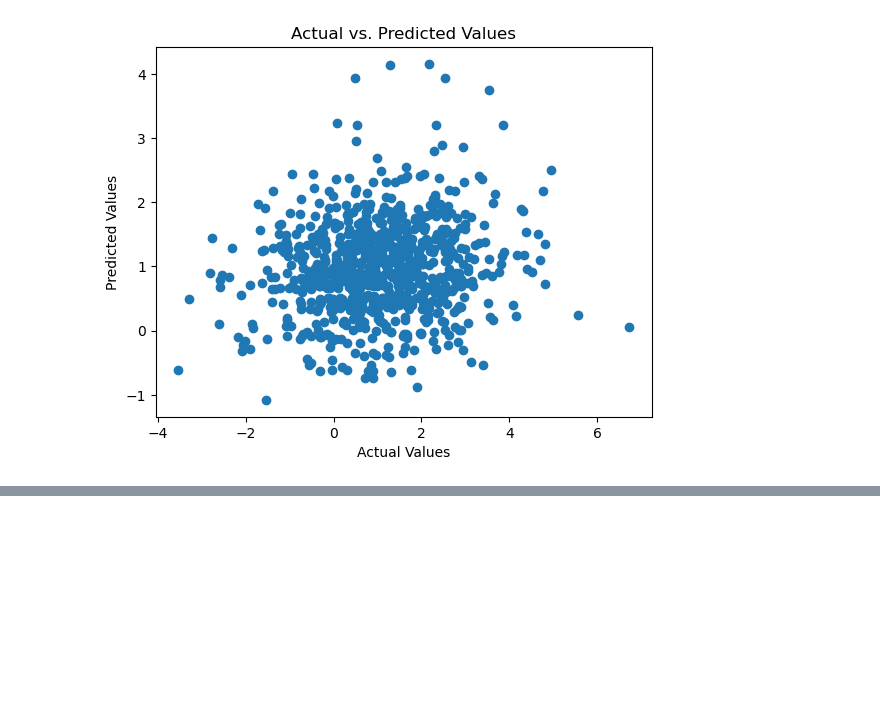
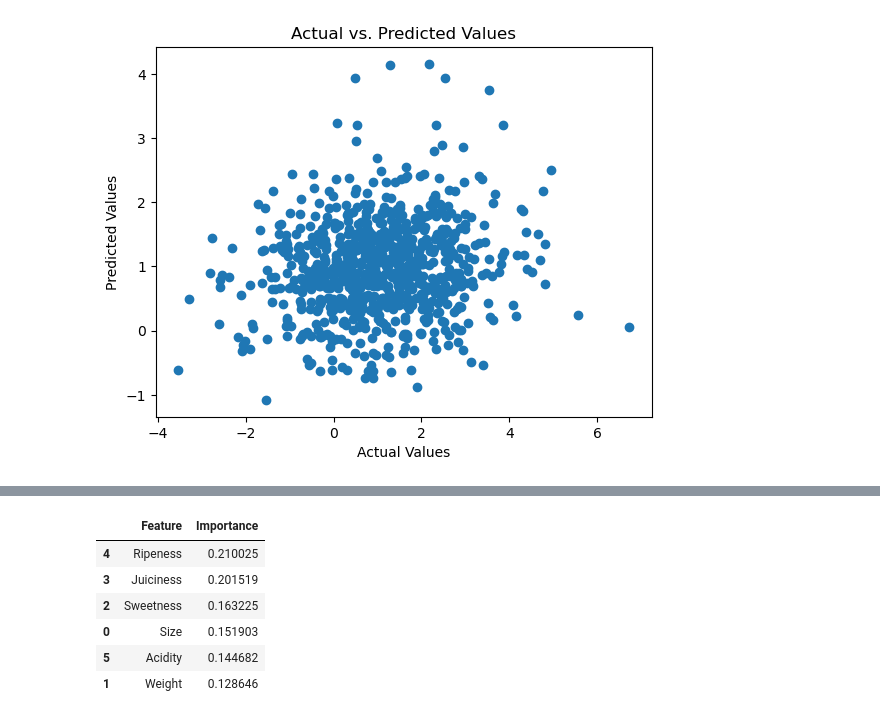
Before and after one commit to CandaceLynch3/UCB, a Jupyter notebook: Capstone_candaceLynch.ipynb, the cells around one changed output, grey strips where cells are left out. Saved outputs shown, nothing was run; the diff lists cells and outputs as text; code cells hidden in the pictures; blank space fills up the shorter version.

```diff
--- a/Capstone_candaceLynch.ipynb
+++ b/Capstone_candaceLynch.ipynb
@@ -572,0 +740,10 @@ Mean Squared Error: 2.146572758167527
+# %%
+feature_importance_df
+# %% [output]
+|  | Feature | Importance |
+| 4 | Ripeness | 0.210025 |
+| 3 | Juiciness | 0.201519 |
+| 2 | Sweetness | 0.163225 |
+| 0 | Size | 0.151903 |
+| 5 | Acidity | 0.144682 |
+| 1 | Weight | 0.128646 |
```
Also changed, not shown: parts of 38 cells of this notebook.
